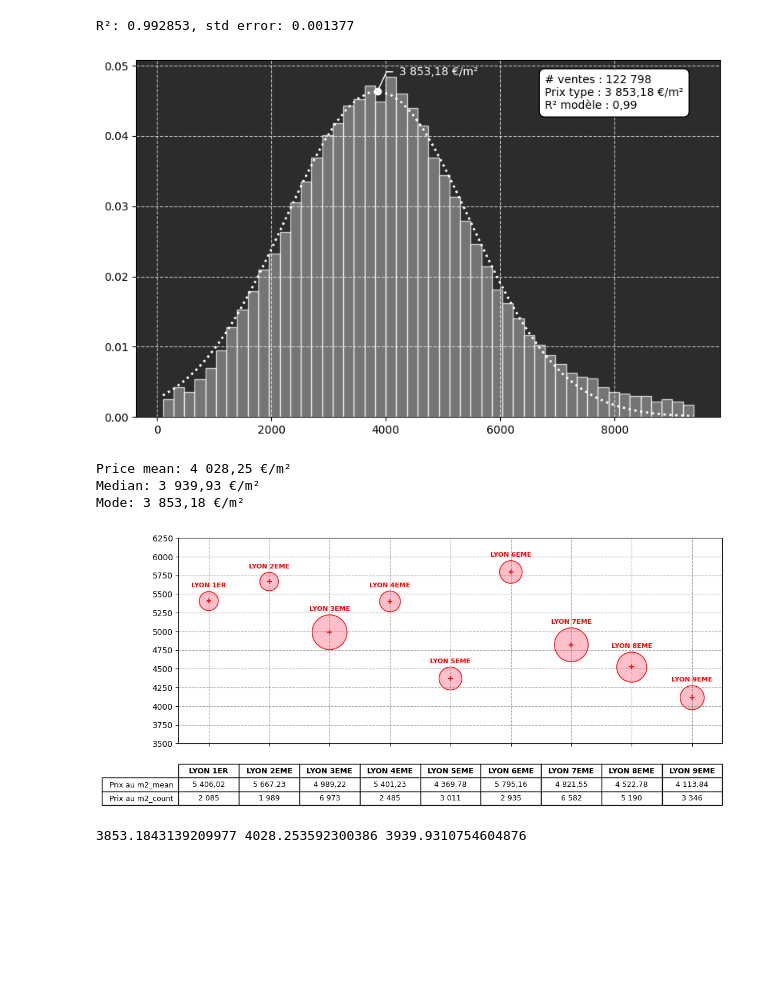
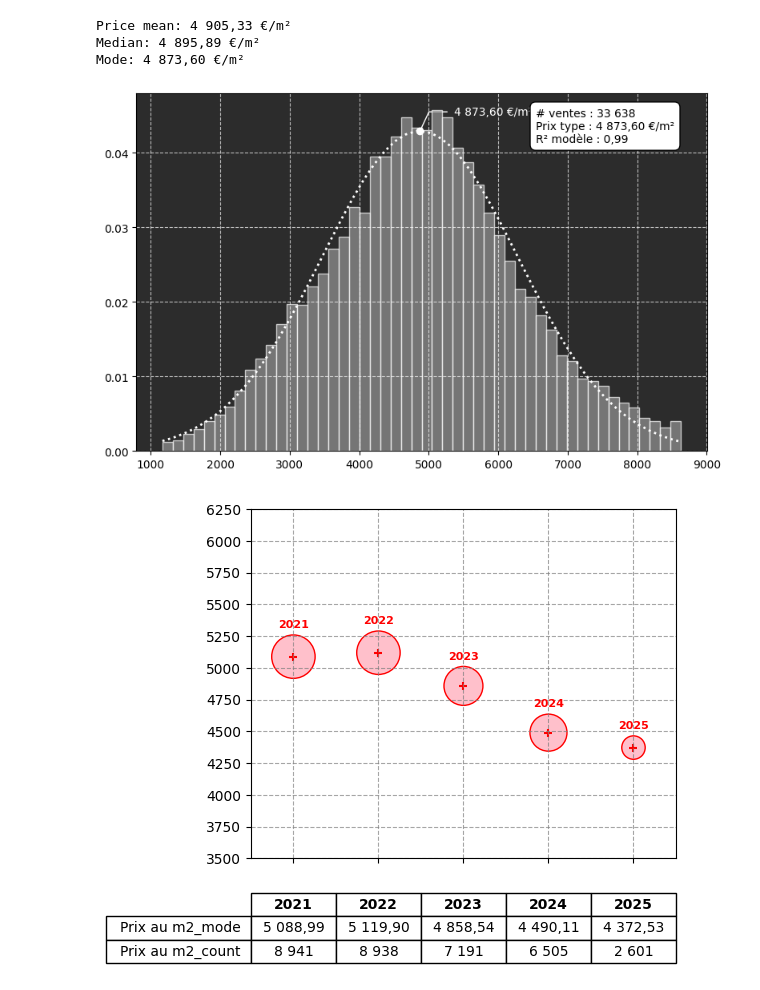
Before and after one commit to Fernandlevampire/data-insee, a Jupyter notebook: main.ipynb, the cells around one changed output. Drawn from its saved outputs; the diff is of its cells as text; code cells hidden in the pictures; blank space fills up the shorter version.

Commit message:
set dvf_communes database and clean it for future ML needs

```diff
--- a/main.ipynb
+++ b/main.ipynb
@@ -62,24 +37,38 @@ Memory before reading: 278.95 Mb
+# %%
+try:
+    dtype_dict = {col: str for col in np.r_[10,11]}
+    dvf_clean = pd.read_csv("data_save/dvf_clean.csv", dtype=dtype_dict)
+
+except FileNotFoundError:
+    # last try: ~135 minutes processing
+    dvf_clean = dvf_tot.copy()
+
+    codes_INSEE = dvf_clean["Code INSEE"].unique()
+    chunks_communes = []
+    for code in codes_INSEE:
+        df_commune = dvf_clean.loc[(dvf_clean["Code INSEE"] == code) & (dvf_clean["Prix au m2"] < 30000)]
+
+        chunks_communes.append(
+            utils.remove_outliers_df(df_commune, col="Prix au m2") if df_commune.shape[0] > 5 else df_commune
+        )
+
+    dvf_clean = pd.concat(chunks_communes)
+    dvf_clean.to_csv("data_save/dvf_clean.csv")
 # %%
-dvf_clean = dvf.remove_outliers(dvf_df, col="Prix au m2")
-plots.normal_density(dvf_clean, col="Prix au m2")
+df_density = utils.remove_outliers_df(dvf_clean.loc[(dvf_clean["Code departement"]== "69") & (dvf_clean["Commune"].str.match(r"LYON \dE*"))], "Prix au m2")
 
-print(f"Price mean: {utils.reformat_number(dvf_clean['Prix au m2'].mean())} €/m²\
-      \nMedian: {utils.reformat_number(dvf_clean['Prix au m2'].median())} €/m²\
-      \nMode: {utils.reformat_number(utils.gauss_mode(dvf_clean['Prix au m2'], 50))} €/m²")
+print(f"Price mean: {utils.reformat_number(df_density['Prix au m2'].mean())} €/m²\
+      \nMedian: {utils.reformat_number(df_density['Prix au m2'].median())} €/m²\
+      \nMode: {utils.reformat_number(utils.gauss_mode(df_density['Prix au m2'], bins=50))} €/m²")
+
+plots.normal_density(df=df_density,col="Prix au m2")
 # %% [output]
-R²: 0.992853, std error: 0.001377
+Price mean: 4 905,33 €/m²
+Median: 4 895,89 €/m²
+Mode: 4 873,60 €/m²
-[figure, old version]
+[figure, new version]
-Price mean: 4 028,25 €/m²
-Median: 3 939,93 €/m²
-Mode: 3 853,18 €/m²
 # %%
-dvf_lyon = dvf_clean.loc[dvf_clean["Commune"].str.match(r"LYON \dE*")]
-plots.bubble_scatter(dvf_lyon, col_x="Commune", col_y="Prix au m2", method="mean")
+dvf_scatter = dvf_clean.loc[(dvf_clean["Code departement"] == "69") & (dvf_clean["Commune"].str.match(r"LYON \dE*"))]
+plots.bubble_scatter(dvf_scatter, col_x="Annee", col_y="Prix au m2", method="mode")
 # %% [output]
-[figure, old version]
+[figure, new version]
-# %%
-import importlib
-importlib.reload(plots)
-importlib.reload(utils)
-# %% [output]
-3853.1843139209977 4028.253592300386 3939.9310754604876
```
Also changed, not shown: parts of 7 cells of this notebook, 4 other files.
